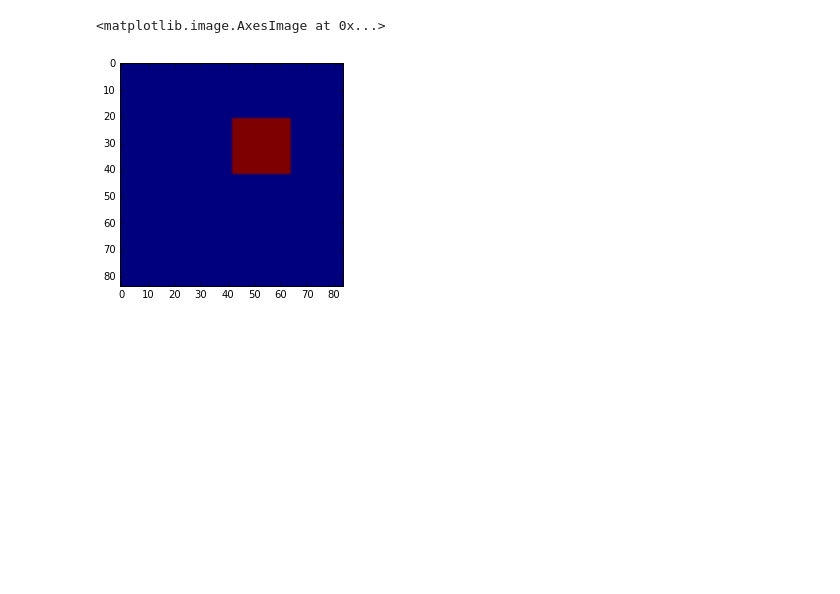
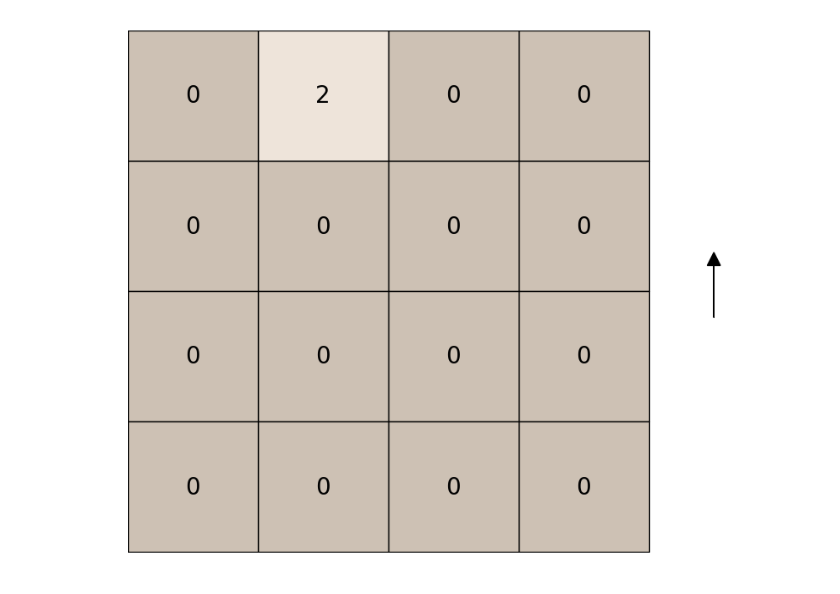
Before and after one commit to derrowap/Deep-Reinforcement-Learning-Project, a Jupyter notebook: 2048.ipynb, the cells around one changed output. Saved outputs shown, nothing was run; the diff lists cells and outputs as text; code cells hidden in the pictures; blank space fills up the shorter version.

```diff
--- a/2048.ipynb
+++ b/2048.ipynb
@@ -22,6 +47,7 @@ class gameEnv():
         self.cumReward = 0
         self.reset()
         self.won = False
+        self.last_action = 0
 
     def reset(self):
         arr = np.array([0 for i in range(16)])
@@ -41,6 +67,7 @@ class gameEnv():
         arr = np.ones([4,4])
         for i in range(16):
             arr[i//4][i%4] = self.getColor(self.a[i//4][i%4])
+
         return scipy.misc.imresize(arr[:,:],[84,84,1],interp='nearest')
 
     def getColor(self, val):
@@ -79,6 +106,7 @@ class gameEnv():
         return self.checkEnd()
 
     def step(self, action):
+        self.last_action = action
         done = self.move(action)
         return self.renderEnv(),self.currReward,done
 
@@ -102,6 +130,45 @@ class gameEnv():
 
         self.cumReward += self.currReward
         return arr
+
+    # rendering actual readable images
+    def renderDisplay(self):
+        size_of_image = 8
+        font_size = 20
+        fig, ax = plt.subplots(figsize=(size_of_image+2, size_of_image))
+
+        for x in range(0, 4):
+            for y in range(0, 4):
+                ax.broken_barh([(x, 1)],
+                               (y, 1),
+                               facecolors=get_color(self.a[y][x]))
+                ax.annotate(str(self.a[y][x]), (x, y),
+                            xytext=((2*x + 1)/2, (2*y + 1) / 2),
+                            fontsize=font_size,
+                            horizontalalignment='center',
+                            verticalalignment='center')
+
+        # set range of plot grid
+        ax.set_ylim(4, 0)
+        ax.set_xlim(0, 5)
+
+        if self.last_action == 0:
+            # up
+            plt.arrow(4.5, 2.2, 0.0, -0.4, fc="k", ec="k", head_width=0.1, head_length=0.1)
+        elif self.last_action == 1:
+            # down
+            plt.arrow(4.5, 1.8, 0.0, 0.4, fc="k", ec="k", head_width=0.1, head_length=0.1)
+        elif self.last_action == 2:
+            # left
+            plt.arrow(4.8, 2.0, -0.4, 0.0, fc="k", ec="k", head_width=0.1, head_length=0.1)
+        elif self.last_action == 3:
+            # right
+            plt.arrow(4.3, 2.0, 0.4, 0.0, fc="k", ec="k", head_width=0.1, head_length=0.1)
+
+        plt.axis('off')
+        ax.grid(True)
+
+        plt.show()
 # %%
 class Qnetwork():
     def __init__(self,h_size,prev_states):
@@ -219,10 +286,9 @@ load = './Deep-Reinforcement-Learning-Project/dqn/save_data/2048/1/model.cptk'
 saver = tf.train.Saver()
 saver.restore(sess,load)
-# %%
-plt.imshow(env.renderEnv())
-# %% [output]
-<matplotlib.image.AxesImage at 0x...>
-[figure, removed]
+# %%
+env.renderDisplay()
+# %% [output]
+[figure, added]
 # %%
 for i in range(20):
     complete = False
```
Also changed, not shown: parts of 3 cells of this notebook.
